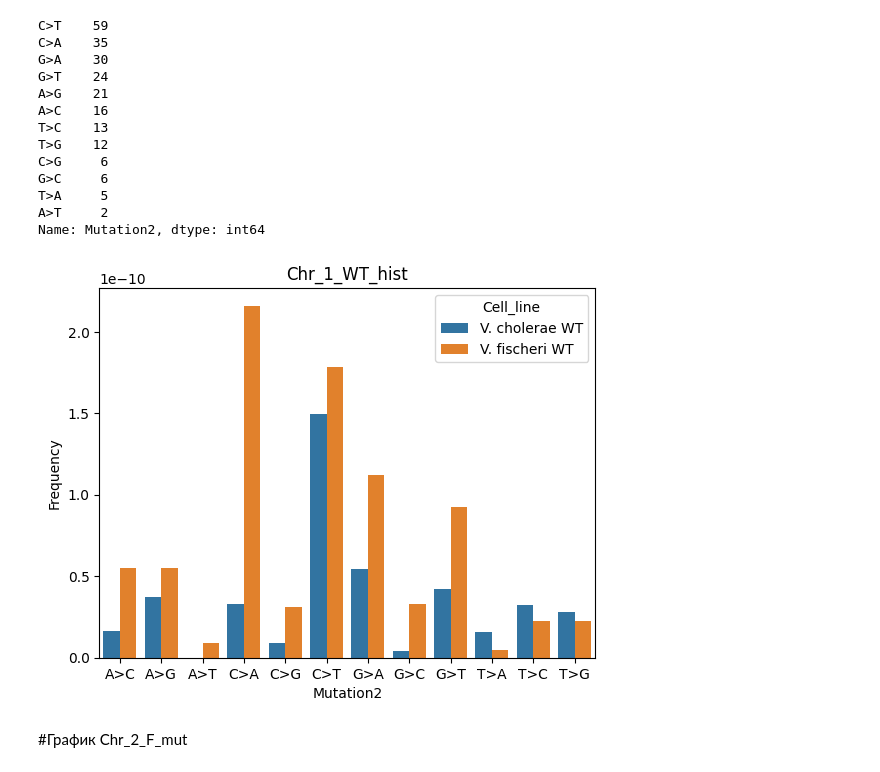
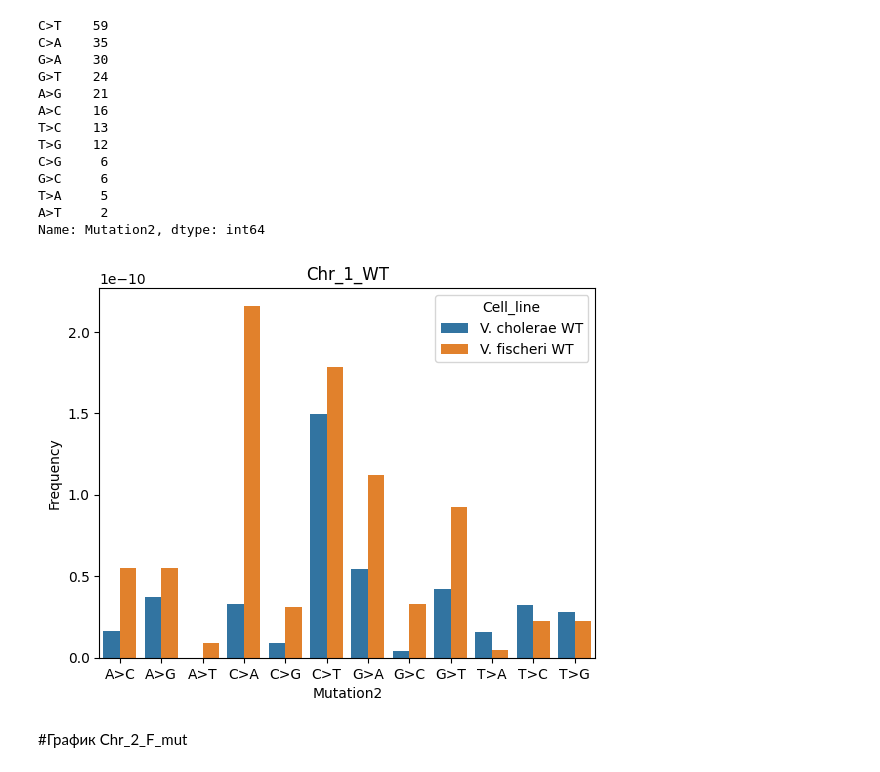
Before and after one commit to Eldar202/V.-Cholerae-history, a Jupyter notebook: Mut_spec_chr.ipynb, the cells around one changed output. Cells and saved outputs as stored; diff of their text form; code cells hidden in the pictures.

```diff
--- a/Mut_spec_chr.ipynb
+++ b/Mut_spec_chr.ipynb
@@ -1163,9 +1151,9 @@ A>T     2
 Name: Mutation2, dtype: int64
 # %%
 Chr_1_F_WT_hist = Chr_1_F_WT.sort_values(by=['Mutation2']) # Построение графика Chr_1_WT_hist
-plt_chr_1_F_WT = sns.barplot(data= Chr_1_F_WT_hist, x= 'Mutation2' , y = 'Frequency',  hue="Cell_line").set(title='Chr_1_WT_hist')
+plt_chr_1_F_WT = sns.barplot(data= Chr_1_F_WT_hist, x= 'Mutation2' , y = 'Frequency',  hue="Cell_line").set(title='Chr_1_WT')
 # %% [output]
-[figure, old version]
+[figure, new version]
 # %% [markdown]
 #График Chr_2_F_mut
 # %% [markdown]
```
Also changed, not shown: parts of 12 cells of this notebook.
